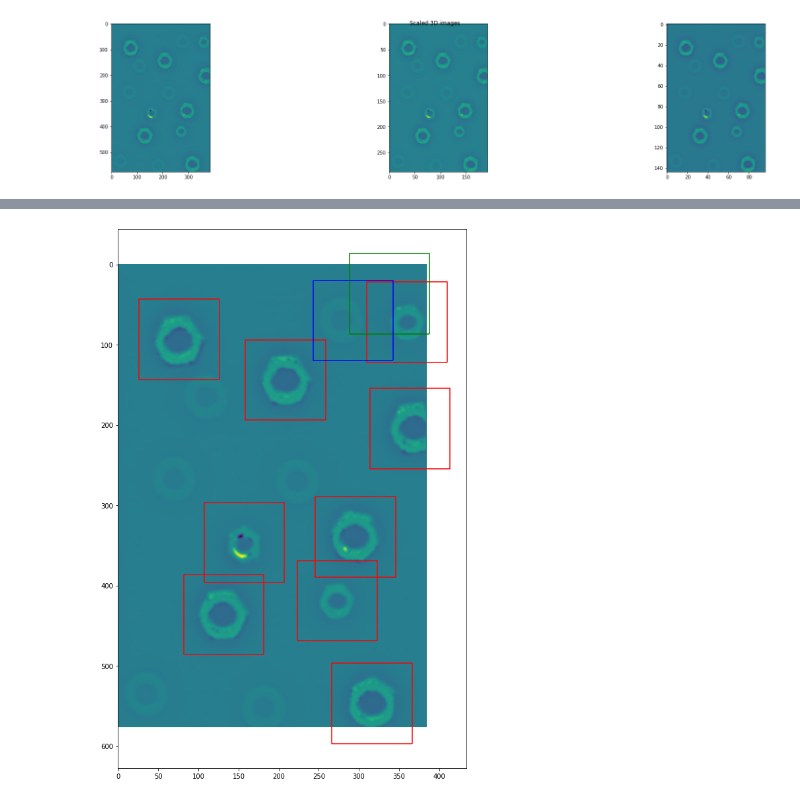
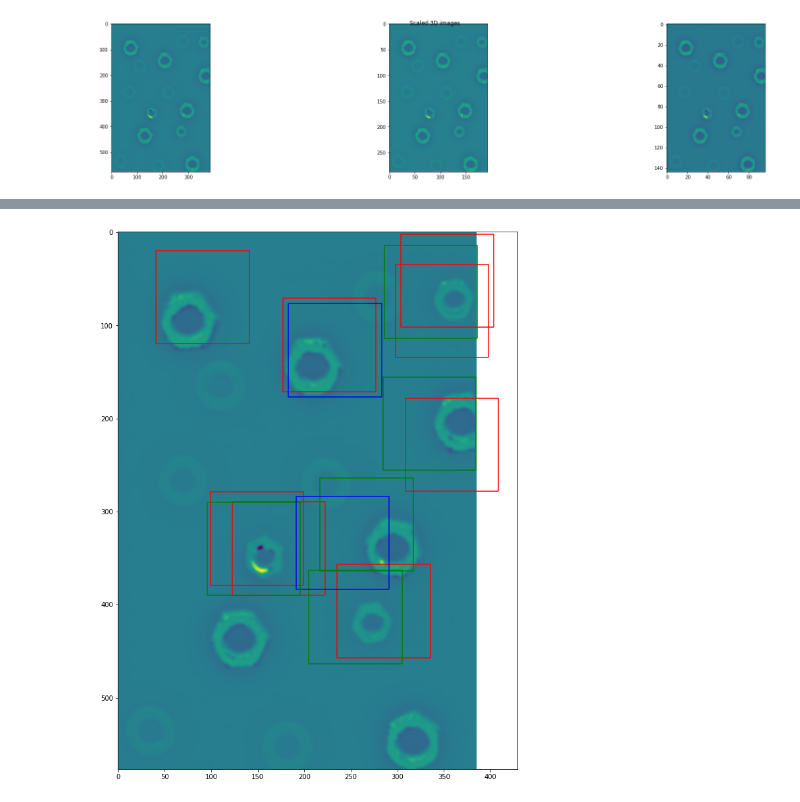
Before and after one commit to juanpb27/ssl_objects_detection, a Jupyter notebook: notebooks/Screws_3d_detection.ipynb, the cells around one changed output, grey strips where cells are left out. Saved outputs shown, nothing was run; the diff lists cells and outputs as text; code cells hidden in the pictures.

Commit message:
Fix functions for detecting with pre-loaded weights

```diff
--- a/notebooks/Screws_3d_detection.ipynb
+++ b/notebooks/Screws_3d_detection.ipynb
@@ -35,10 +35,8 @@ from tensorflow.python.keras.callbacks import ModelCheckpoint, EarlyStopping, Le
 class Preprocessor():
 
   def __init__(self,
-               transformations,
                scales=[1, 2, 4]
                ):
-    self.transformations = transformations
     self.scales = scales
 
 
@@ -57,9 +55,9 @@ class Preprocessor():
 
     return resized_image
 
-  def generate_pipeline(self, image):
+  def generate_pipeline(self, image, transformations):
     pipeline = dt.Value(image)
-    for transformation in self.transformations:
+    for transformation in transformations:
       pipeline = pipeline >> transformation
 
     return pipeline
@@ -90,13 +88,11 @@ class Preprocessor():
 class Trainer():
 
   def __init__(self,
-               train_set,
                filepath,
                model = dt.models.LodeSTAR(input_shape=(None, None, 1)),
                callbacks = [None]
                ):
 
-    self.train_set = train_set
     self.model = model
     self.filepath = filepath
     self.callbacks = [
@@ -115,9 +111,9 @@ class Trainer():
         LearningRateScheduler(lambda epoch, lr: lr if epoch < 10 else lr * np.exp(-0.1))
     ]
 
-  def fit(self, epochs=40, batch_size=8):
+  def fit(self, train_set, epochs=40, batch_size=8):
     history = self.model.fit(
-        self.train_set,
+        train_set,
         epochs = epochs,
         batch_size = batch_size,
         callbacks = self.callbacks)
@@ -187,7 +183,7 @@ class Detector():
 class Postprocessor():
 
   def __init__(self,
-               wide,
+               wide=50,
                scales=[1, 2, 4],
                colors = 'rgb'
                ):
@@ -355,11 +353,14 @@ trainer.plot_performance(history)
 # %%
-trainer = Trainer(train_set, filepath)
+filepath = '/content/drive/MyDrive/Investigacion/Model/checkpoints/new_checkpoint_4'
+trainer = Trainer(filepath)
 trainer.model = dt.models.LodeSTAR(input_shape=(None, None, 1))
-trainer.model.load_weights('/content/drive/MyDrive/Investigacion/Model/checkpoints/my_checkpoint4')
+trainer.model.load_weights(filepath)
 # %% [output]
 <tensorflow.python.checkpoint.checkpoint.CheckpointLoadStatus at 0x...>
 # %%
+num = 6
 test_data = scipy.io.loadmat(f'/content/drive/MyDrive/Investigacion/Data/MATLAB/output/objeto{num}.mat')
+preprocessor = Preprocessor()
 input_set = preprocessor.load_images(test_data['Spz'])
 # %% [output]
 [figure]
@@ -367,3 +368,5 @@ input_set = preprocessor.load_images(test_data['Spz'])
 alpha = 0.1
 cutoff = 0.99
 mode = "quantile"
+detector = Detector(downsample=2, model=trainer.model, alpha=alpha, cutoff=cutoff, mode=mode)
+detections = detector.detect_all(input_set)
@@ -378,9 +378,9 @@ detections = detector.detect_all(input_set)
 # %%
-postprocessor = Postprocessor(wide)
+postprocessor = Postprocessor()
 test_image = input_set[0]
 bounds = postprocessor.plot_boxes(test_image, detections)
 # %% [output]
-[figure, old version]
+[figure, new version]
 # %%
 final_detections = postprocessor.apply_nms(test_image, bounds)
 # %% [output]
```
Also changed, not shown: parts of 6 cells of this notebook, 1 other file.
